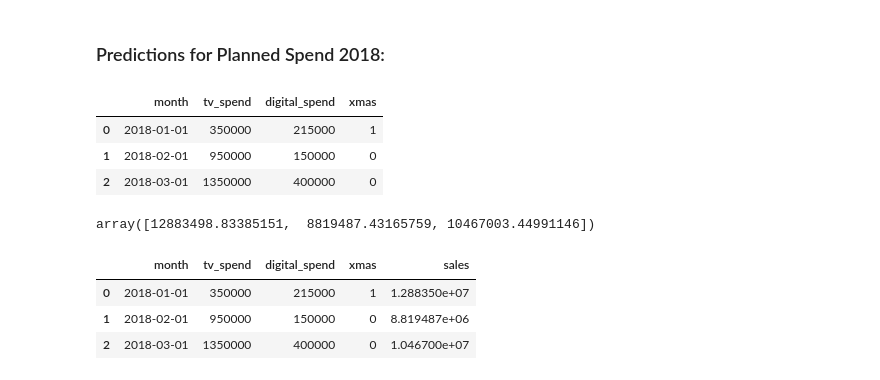
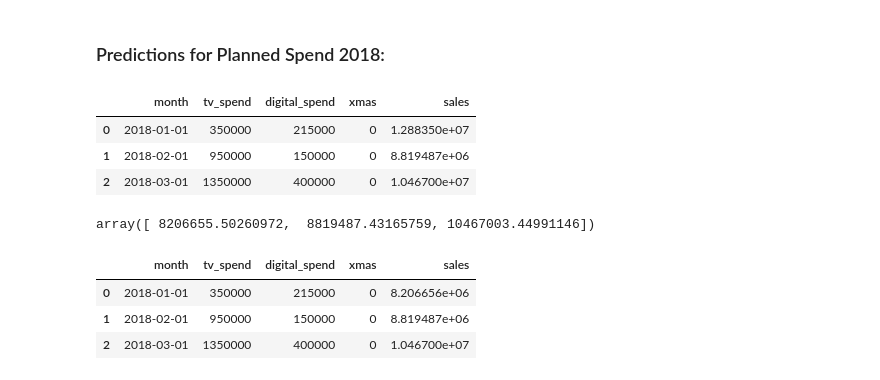
Before and after one commit to Ravi-Kuncham/Toy_sales_regression, a Jupyter notebook: KINESSO Regression analysis.ipynb, the cells around one changed output. Saved outputs shown, nothing was run; the diff lists cells and outputs as text; code cells hidden in the pictures.

```diff
--- a/KINESSO Regression analysis.ipynb
+++ b/KINESSO Regression analysis.ipynb
@@ -397,25 +397,25 @@ toy_sales
 # %% [markdown]
 ### Predictions for Planned Spend 2018:
 # %%
-planned_spend['xmas'] = [1,0,0]
+planned_spend['xmas'] = [0,0,0]
 planned_spend
 # %% [output]
-|  | month | tv_spend | digital_spend | xmas |
-| 0 | 2018-01-01 | 350000 | 215000 | 1 |
-| 1 | 2018-02-01 | 950000 | 150000 | 0 |
-| 2 | 2018-03-01 | 1350000 | 400000 | 0 |
+|  | month | tv_spend | digital_spend | xmas | sales |
+| 0 | 2018-01-01 | 350000 | 215000 | 0 | 1.288350e+07 |
+| 1 | 2018-02-01 | 950000 | 150000 | 0 | 8.819487e+06 |
+| 2 | 2018-03-01 | 1350000 | 400000 | 0 | 1.046700e+07 |
 # %%
 planned_spend_X = planned_spend[['tv_spend','digital_spend','xmas']]
 
 y_pred_planned = reg_model.predict(planned_spend_X)
 y_pred_planned
 # %% [output]
-array([12883498.83385151,  8819487.43165759, 10467003.44991146])
+array([ 8206655.50260972,  8819487.43165759, 10467003.44991146])
 # %%
 planned_spend['sales'] = y_pred_planned
 planned_spend
 # %% [output]
 |  | month | tv_spend | digital_spend | xmas | sales |
-| 0 | 2018-01-01 | 350000 | 215000 | 1 | 1.288350e+07 |
+| 0 | 2018-01-01 | 350000 | 215000 | 0 | 8.206656e+06 |
 | 1 | 2018-02-01 | 950000 | 150000 | 0 | 8.819487e+06 |
 | 2 | 2018-03-01 | 1350000 | 400000 | 0 | 1.046700e+07 |
```
